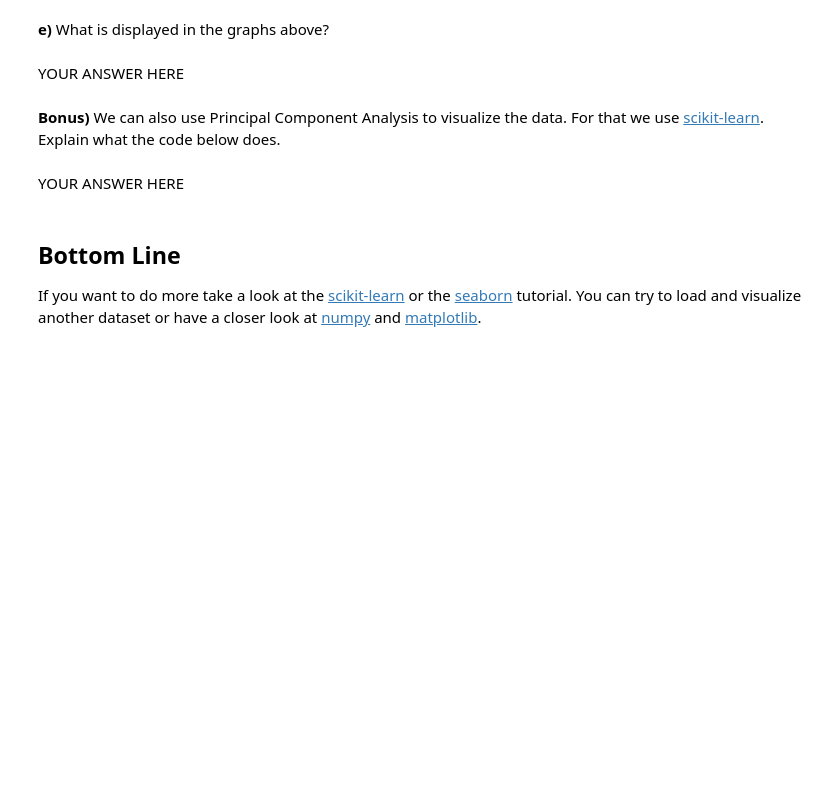
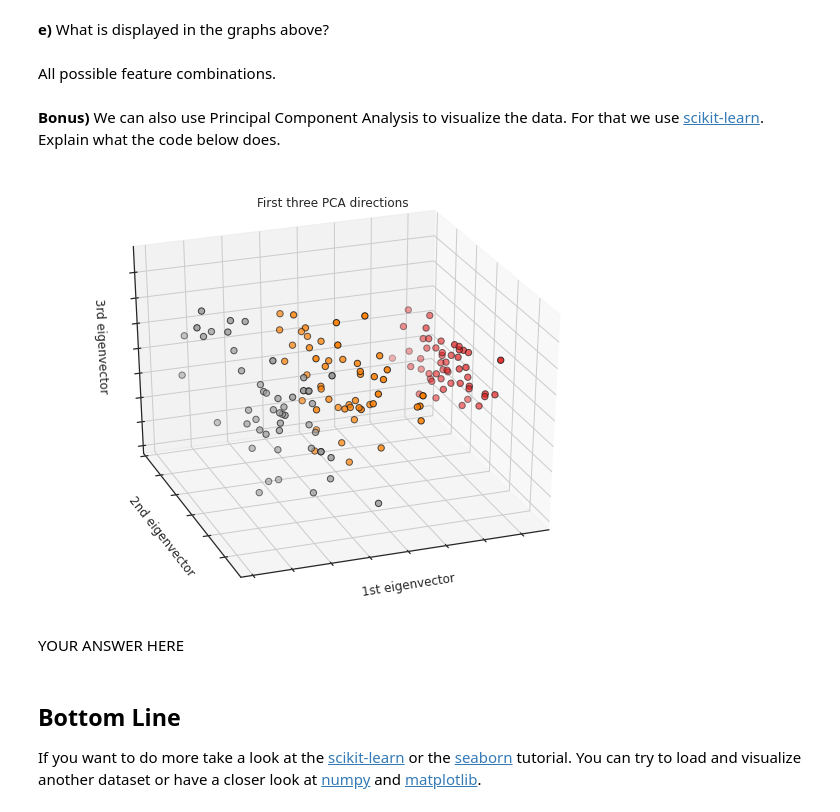
Before and after one commit to tbohne/ML2020, a Jupyter notebook: s0/sheet00.ipynb, the cells around one changed output. Saved outputs shown, nothing was run; the diff lists cells and outputs as text; code cells hidden in the pictures; blank space fills up the shorter version.

```diff
--- a/s0/sheet00.ipynb
+++ b/s0/sheet00.ipynb
@@ -179,28 +232,38 @@ sns.pairplot(df,hue="class", height=2)
 # %% [markdown]
 **e)** What is displayed in the graphs above?
-# %% [markdown]
-YOUR ANSWER HERE
+# %% [markdown]
+All possible feature combinations.
 # %% [markdown]
 **Bonus)** We can also use Principal Component Analysis to visualize the data. For that we use [scikit-learn](https://scikit-learn.org/stable/index.html). Explain what the code below does.
 # %%
 # PCA to visualize data completely
 from mpl_toolkits.mplot3d import Axes3D
 from sklearn.decomposition import PCA
 
+# create new figure (width 8, height 6)
 fig = plt.figure(figsize=(8, 6))
+
+# 3D axes object
+# elev: Elevation viewing angle
+# azim: Azimuthal viewing angle
 ax = Axes3D(fig, elev=-150, azim=110)
+
+# Principal component analysis (PCA).
+# fit_transform(X) --> Fit the model with X and apply the dimensionality reduction on X.
 X_reduced = PCA(n_components=3).fit_transform(X)
-ax.scatter(X_reduced[:, 0], X_reduced[:, 1], X_reduced[:, 2], c=Y,
-           cmap=plt.cm.Set1, edgecolor='k', s=40)
+
+ax.scatter(X_reduced[:, 0], X_reduced[:, 1], X_reduced[:, 2], c=Y, cmap=plt.cm.Set1, edgecolor='k', s=40)
 ax.set_title("First three PCA directions")
 ax.set_xlabel("1st eigenvector")
 ax.w_xaxis.set_ticklabels([])
 ax.set_ylabel("2nd eigenvector")
 ax.w_yaxis.set_ticklabels([])
 ax.set_zlabel("3rd eigenvector")
 ax.w_zaxis.set_ticklabels([])
 
 plt.show()
+# %% [output]
+[figure, added]
 # %% [markdown]
 YOUR ANSWER HERE
 # %% [markdown]
```
Also changed, not shown: parts of 11 cells of this notebook, 12 other files.
